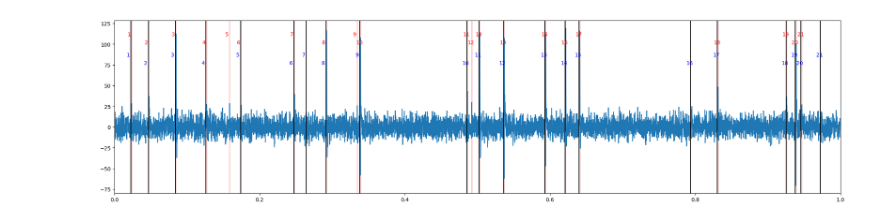
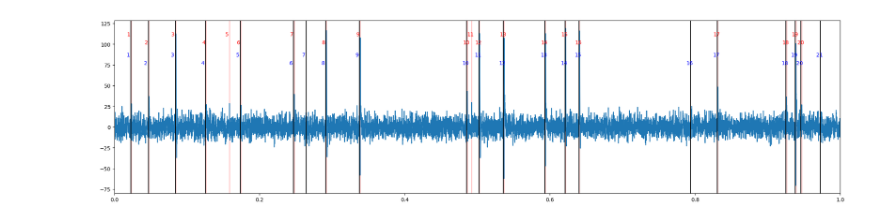
Before and after one commit to PplaysMine/unsupervisedLearning, a Jupyter notebook: main.ipynb, the cells around one changed output. Drawn from its saved outputs; the diff is of its cells as text; code cells hidden in the pictures.

Commit message:
f1 score for best multiplier

```diff
--- a/main.ipynb
+++ b/main.ipynb
@@ -8,3 +10,13 @@ from sklearn.cluster import KMeans
 all_data = loadmat('data/sample_1.mat')
 sample_data = np.array(all_data['data'])
 spike_times = np.array(all_data['spike_times'])
+# %%
+# parameters
+seconds = 1
+sr = 24000 # 24kHz
+
+data = sample_data[0][:round(seconds*sr)]
+ground_truth_spikes = spike_times[0][0][0][:round(seconds*sr)]
+
+mean_data = np.mean(data)
+std_data = np.std(data)
@@ -11,30 +77,27 @@ spike_times = np.array(all_data['spike_times'])
 # %%
-seconds = 1
-sr = 24000
-
-data = sample_data[0][:round(seconds*sr)]
+# display data
 plt.figure(figsize=(25,6))
 plt.plot(np.linspace(0, seconds, round(seconds*sr)), data)
 plt.xlim(0, seconds)
 
-spike_times_reconstructed = np.where(data >= np.mean(data) + 2.8*np.std(data))[0]
+spike_times_reconstructed = np.where(data >= mean_data + best_multiplier * std_data)[0]
 spike_times_start_only = []
 spike_times_start_only.append(spike_times_reconstructed[0])
 spike_times_start_only.extend(spike_times_reconstructed[np.where(np.diff(spike_times_reconstructed) > 10)[0]+1])
 
 for i, spike in enumerate(spike_times_start_only):
     # plt.axvline(spike/sr - .0008, c='red', alpha=0.5)
     plt.axvspan(spike/sr - .0008, spike/sr + .001, facecolor='r', alpha=0.2)
     plt.text(spike/sr - 0.006, 110 if i%2 == 0 else 100, i+1, c='r')
 
-for i, spike in enumerate(spike_times[0][0][0][:round(seconds*sr)]/sr):
+for i, spike in enumerate(ground_truth_spikes / sr):
     if round(spike*24000) > round(seconds*24000): break
     plt.axvline(spike, c='k', alpha=1)
     plt.text(spike - 0.006, 85 if i%2 == 0 else 75, i+1, c='b')
 
 plt.show()
 # %% [output]
-[figure, old version]
+[figure, new version]
 # %%
 number_of_spikes = len(spike_times_start_only)
 
```
Also changed, not shown: parts of 5 cells of this notebook.
